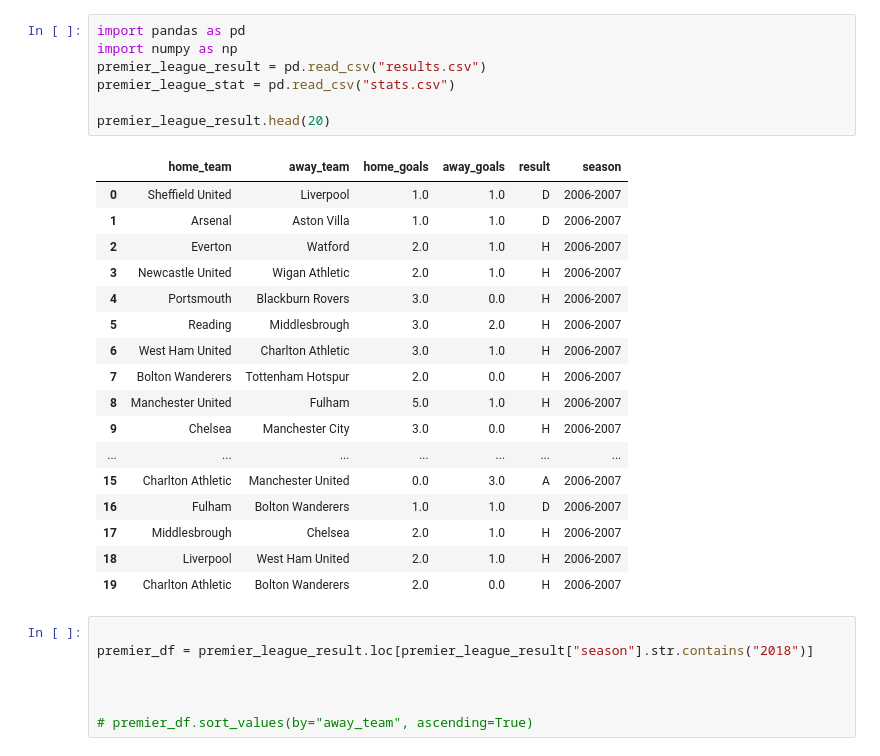
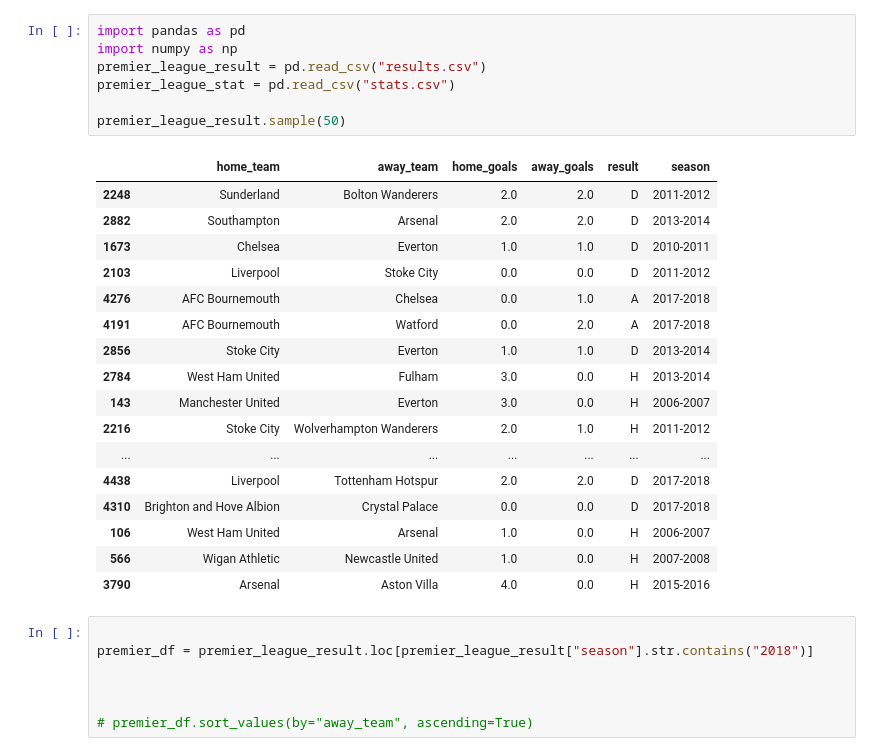
Before and after one commit to TechWithKen/Machine-Learning, a Jupyter notebook: archive/premierleague.ipynb, the cells around one changed output. Cells and saved outputs as stored; diff of their text form.

```diff
--- a/archive/premierleague.ipynb
+++ b/archive/premierleague.ipynb
@@ -1,28 +1,28 @@
 # %%
 import pandas as pd
 import numpy as np
 premier_league_result = pd.read_csv("results.csv")
 premier_league_stat = pd.read_csv("stats.csv")
 
-premier_league_result.head(20)
+premier_league_result.sample(50)
 # %% [output]
 |  | home_team | away_team | home_goals | away_goals | result | season |
-| 0 | Sheffield United | Liverpool | 1.0 | 1.0 | D | 2006-2007 |
-| 1 | Arsenal | Aston Villa | 1.0 | 1.0 | D | 2006-2007 |
-| 2 | Everton | Watford | 2.0 | 1.0 | H | 2006-2007 |
-| 3 | Newcastle United | Wigan Athletic | 2.0 | 1.0 | H | 2006-2007 |
-| 4 | Portsmouth | Blackburn Rovers | 3.0 | 0.0 | H | 2006-2007 |
-| 5 | Reading | Middlesbrough | 3.0 | 2.0 | H | 2006-2007 |
-| 6 | West Ham United | Charlton Athletic | 3.0 | 1.0 | H | 2006-2007 |
-| 7 | Bolton Wanderers | Tottenham Hotspur | 2.0 | 0.0 | H | 2006-2007 |
-| 8 | Manchester United | Fulham | 5.0 | 1.0 | H | 2006-2007 |
-| 9 | Chelsea | Manchester City | 3.0 | 0.0 | H | 2006-2007 |
+| 2248 | Sunderland | Bolton Wanderers | 2.0 | 2.0 | D | 2011-2012 |
+| 2882 | Southampton | Arsenal | 2.0 | 2.0 | D | 2013-2014 |
+| 1673 | Chelsea | Everton | 1.0 | 1.0 | D | 2010-2011 |
+| 2103 | Liverpool | Stoke City | 0.0 | 0.0 | D | 2011-2012 |
+| 4276 | AFC Bournemouth | Chelsea | 0.0 | 1.0 | A | 2017-2018 |
+| 4191 | AFC Bournemouth | Watford | 0.0 | 2.0 | A | 2017-2018 |
+| 2856 | Stoke City | Everton | 1.0 | 1.0 | D | 2013-2014 |
+| 2784 | West Ham United | Fulham | 3.0 | 0.0 | H | 2013-2014 |
+| 143 | Manchester United | Everton | 3.0 | 0.0 | H | 2006-2007 |
+| 2216 | Stoke City | Wolverhampton Wanderers | 2.0 | 1.0 | H | 2011-2012 |
 | ... | ... | ... | ... | ... | ... | ... |
-| 15 | Charlton Athletic | Manchester United | 0.0 | 3.0 | A | 2006-2007 |
-| 16 | Fulham | Bolton Wanderers | 1.0 | 1.0 | D | 2006-2007 |
-| 17 | Middlesbrough | Chelsea | 2.0 | 1.0 | H | 2006-2007 |
-| 18 | Liverpool | West Ham United | 2.0 | 1.0 | H | 2006-2007 |
-| 19 | Charlton Athletic | Bolton Wanderers | 2.0 | 0.0 | H | 2006-2007 |
+| 4438 | Liverpool | Tottenham Hotspur | 2.0 | 2.0 | D | 2017-2018 |
+| 4310 | Brighton and Hove Albion | Crystal Palace | 0.0 | 0.0 | D | 2017-2018 |
+| 106 | West Ham United | Arsenal | 1.0 | 0.0 | H | 2006-2007 |
+| 566 | Wigan Athletic | Newcastle United | 1.0 | 0.0 | H | 2007-2008 |
+| 3790 | Arsenal | Aston Villa | 4.0 | 0.0 | H | 2015-2016 |
 # %%
 
 premier_df = premier_league_result.loc[premier_league_result["season"].str.contains("2018")]
```
Also changed, not shown: parts of 10 cells of this notebook, 1 other file.
